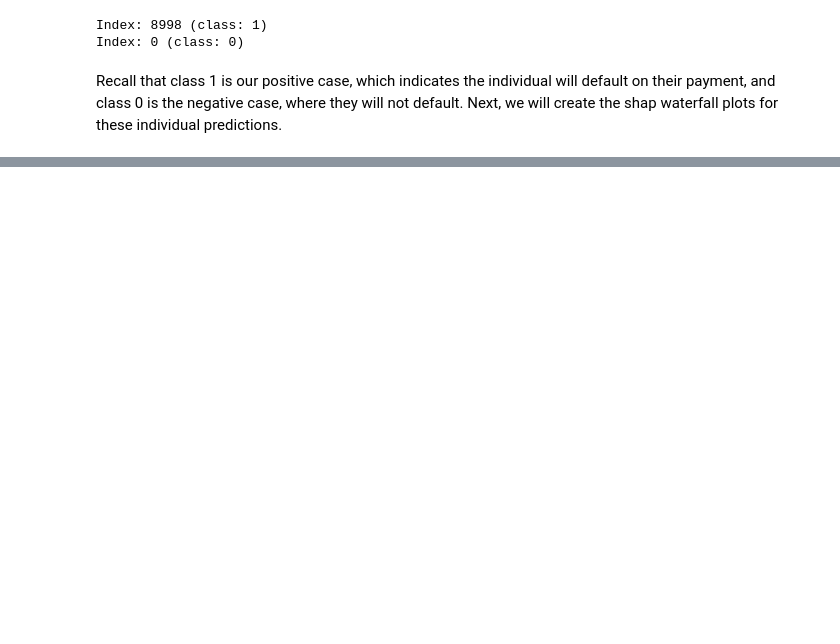
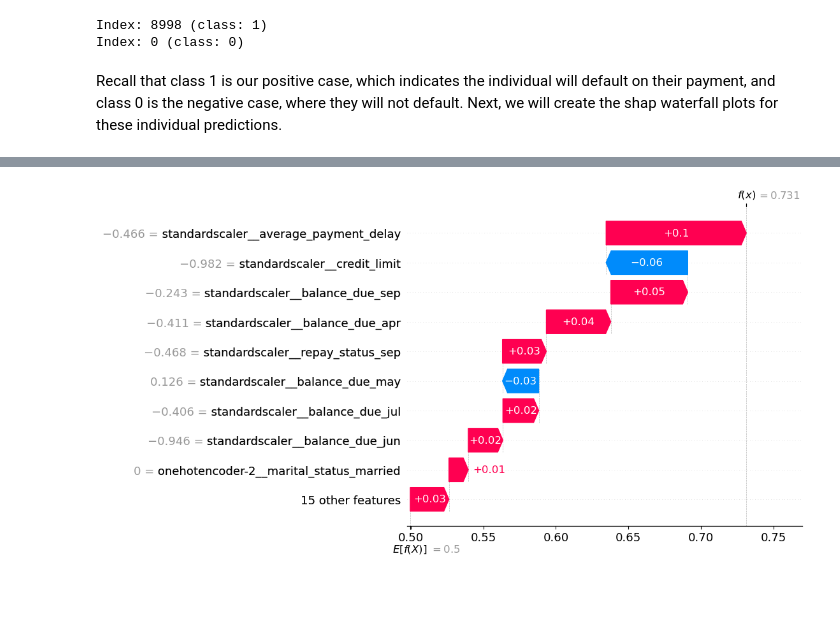
Before and after one commit to ivy-ll/cs330hw5, a Jupyter notebook: hw5.ipynb, the cells around one changed output, grey strips where cells are left out. Cells and saved outputs as stored; diff of their text form; code cells hidden in the pictures; blank space fills up the shorter version.

```diff
--- a/hw5.ipynb
+++ b/hw5.ipynb
@@ -1125,5 +1127,7 @@ shap.plots.waterfall(test_shap_values[ex1_idx])
 # %%
-shap.plots.waterfall(test_shap_values[ex2_idx])
+shap.plots.waterfall(test_shap_values[ex2_idx][:, 0])
+# %% [output]
+[figure, added]
 # %% [markdown]
 <!-- END QUESTION -->
 
```
Also changed, not shown: parts of 8 cells of this notebook.
